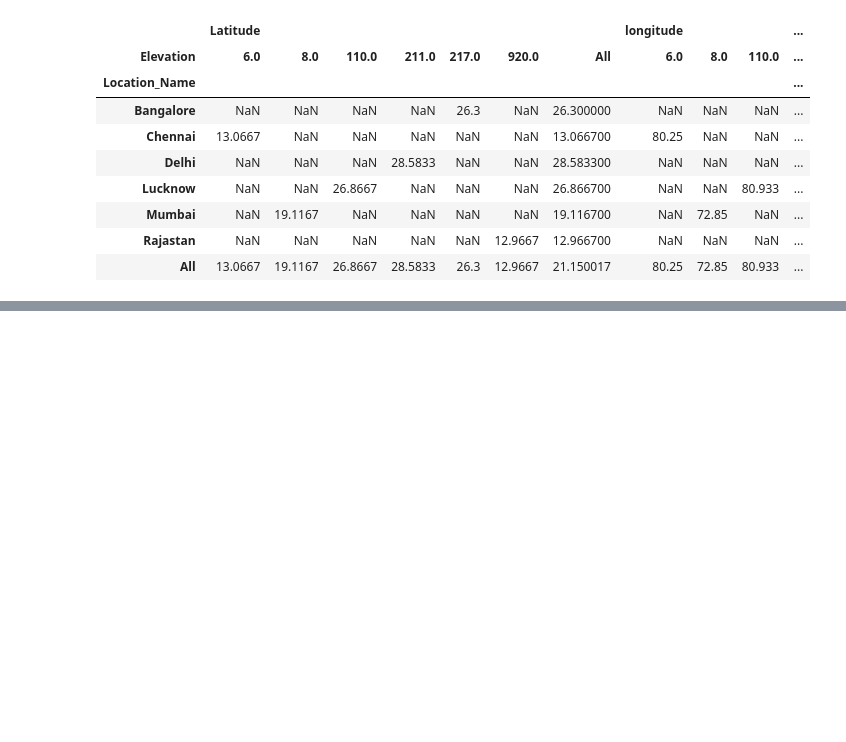
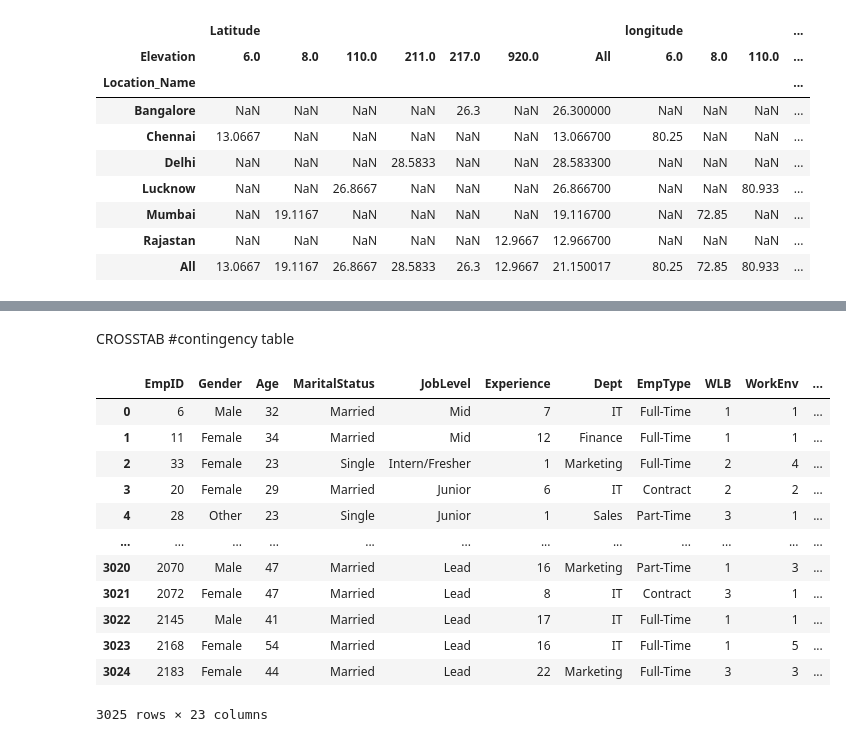
Before and after one commit to BalaMahalakshmi/Python, a Jupyter notebook: pandas.ipynb, the cells around one changed output, grey strips where cells are left out. Drawn from its saved outputs; the diff is of its cells as text; code cells hidden in the pictures; blank space fills up the shorter version.

```diff
--- a/pandas.ipynb
+++ b/pandas.ipynb
@@ -888,0 +959,19 @@ df.pivot_table(index="Location_Name", columns="Elevation", margins=True)
+# %% [markdown]
+CROSSTAB #contingency table
+# %%
+df = pd.read_csv(r"C:\Users\balam\Downloads\archive (3)\employee_survey.csv")
+df
+# %% [output]
+|  | EmpID | Gender | Age | MaritalStatus | JobLevel | Experience | Dept | EmpType | WLB | WorkEnv | ... |
+| 0 | 6 | Male | 32 | Married | Mid | 7 | IT | Full-Time | 1 | 1 | ... |
+| 1 | 11 | Female | 34 | Married | Mid | 12 | Finance | Full-Time | 1 | 1 | ... |
+| 2 | 33 | Female | 23 | Single | Intern/Fresher | 1 | Marketing | Full-Time | 2 | 4 | ... |
+| 3 | 20 | Female | 29 | Married | Junior | 6 | IT | Contract | 2 | 2 | ... |
+| 4 | 28 | Other | 23 | Single | Junior | 1 | Sales | Part-Time | 3 | 1 | ... |
+| ... | ... | ... | ... | ... | ... | ... | ... | ... | ... | ... | ... |
+| 3020 | 2070 | Male | 47 | Married | Lead | 16 | Marketing | Part-Time | 1 | 3 | ... |
+| 3021 | 2072 | Female | 47 | Married | Lead | 8 | IT | Contract | 3 | 1 | ... |
+| 3022 | 2145 | Male | 41 | Married | Lead | 17 | IT | Full-Time | 1 | 1 | ... |
+| 3023 | 2168 | Female | 54 | Married | Lead | 16 | IT | Full-Time | 1 | 5 | ... |
+| 3024 | 2183 | Female | 44 | Married | Lead | 22 | Marketing | Full-Time | 3 | 3 | ... |
+3025 rows × 23 columns
```
Also changed, not shown: parts of 11 cells of this notebook.
